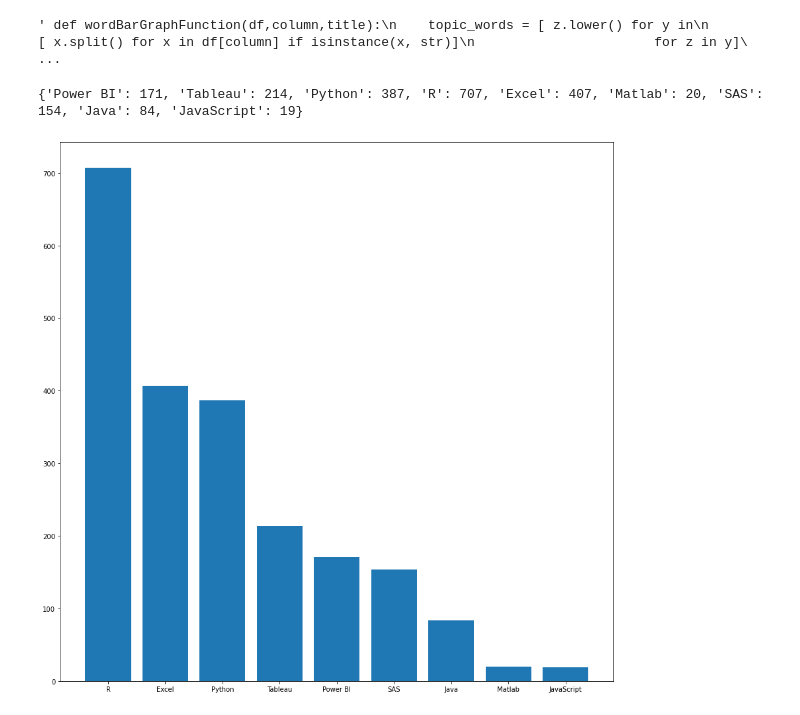
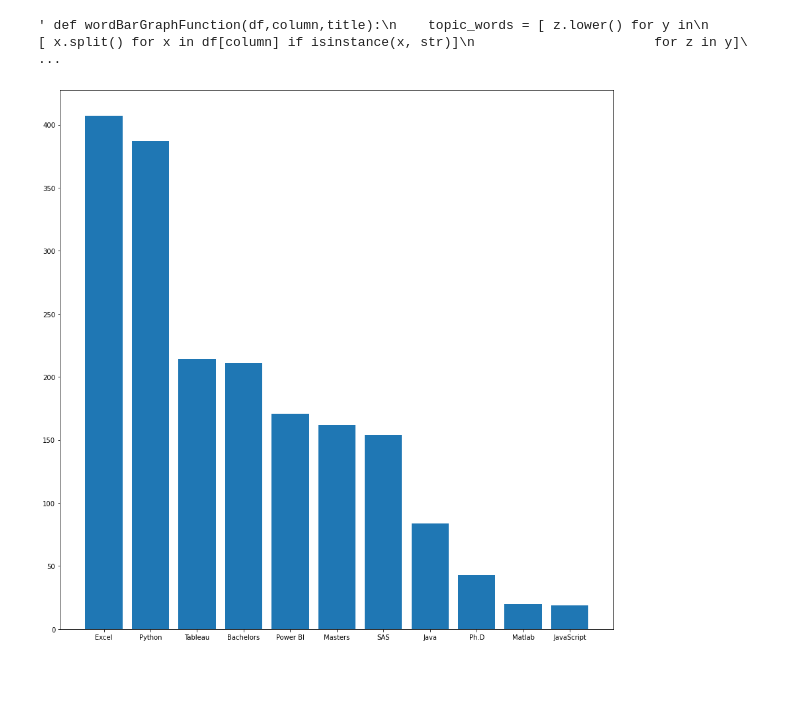
Before and after one commit to Ted0623/linkedin_proj, a Jupyter notebook: jobs_analysis.ipynb, the cells around one changed output. Cells and saved outputs as stored; diff of their text form; code cells hidden in the pictures; blank space fills up the shorter version.

```diff
--- a/jobs_analysis.ipynb
+++ b/jobs_analysis.ipynb
@@ -58,27 +58,39 @@ wordBarGraphFunction(df, 'job_desc', 'Popular Words in Linkedin Job Postings') "
 ' def wordBarGraphFunction(df,column,title):\n    topic_words = [ z.lower() for y in\n                       [ x.split() for x in df[column] if isinstance(x, str)]\n                       for z in y]\ ...
 # %%
 # Get count of instances of keywords:
-keylist=['Power BI', 'PowerBI', 'Tableau', 'Python', 'R', 'Excel', 'Matlab', 'SAS', 'Java', 'JavaScript']
+keylist=['Power BI', 'PowerBI', 'Tableau', 'Python', 'Excel', 'Matlab', 'SAS', 'Java', 'JavaScript', "Masters",
+"Bachelors", "Master", "Bachelor", "PhD", "Ph.D"]
 dict={}
 
 for keyword in range(0,len(keylist)):
     count=df[['job_desc']].apply(lambda row: row.astype(str).str.contains(keylist[keyword], case=False).any(), axis=1).sum()
     dict[keylist[keyword]]=count
 
-# Sum counts of Power BI:
+# Sum counts of permutation of words:
 pbi = dict.get('Power BI')+dict.get('PowerBI')
 dict.update({'Power BI':pbi})
 dict.pop('PowerBI', None)
+
+bac = dict.get('Bachelors')+dict.get('Bachelor')
+dict.update({'Bachelors':bac})
+dict.pop('Bachelor', None)
+
+mas = dict.get('Masters')+dict.get('Master')
+dict.update({'Masters':mas})
+dict.pop('Master', None)
+
+phd = dict.get('Ph.D')+dict.get('PhD')
+dict.update({'Ph.D':phd})
+dict.pop('PhD', None)
 
 # Sort dictionary:
 sort = sorted(dict.items(),key=lambda item:item[1], reverse=True)
 dictsort = {k: v for k, v in sort}
 
 # Plot:
 keys = (dictsort.keys())
 values = (dictsort.values())
 plt.bar(keys, values)
 plt.show()
 # %% [output]
-{'Power BI': 171, 'Tableau': 214, 'Python': 387, 'R': 707, 'Excel': 407, 'Matlab': 20, 'SAS': 154, 'Java': 84, 'JavaScript': 19}
-[figure, old version]
+[figure, new version]
```
Also changed, not shown: 1 other file.
